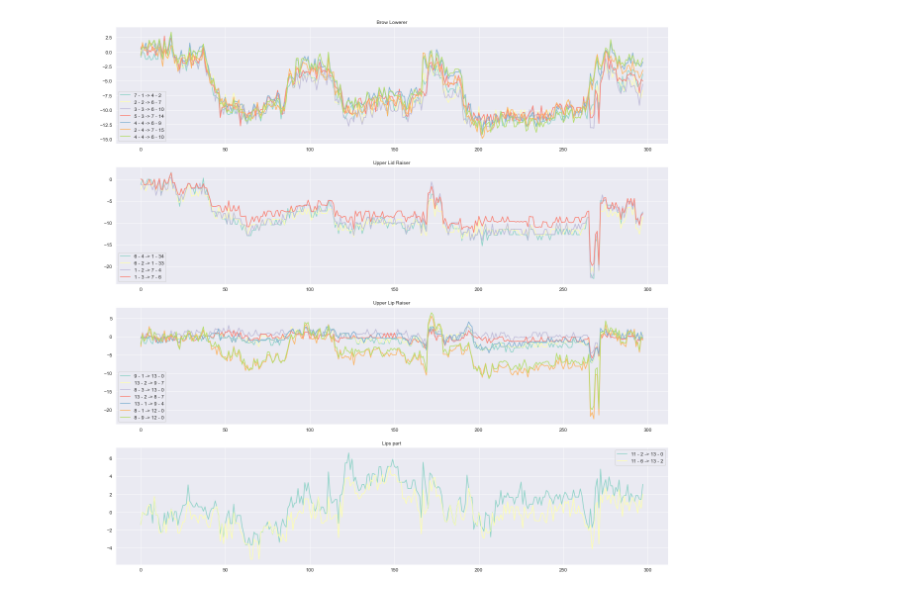
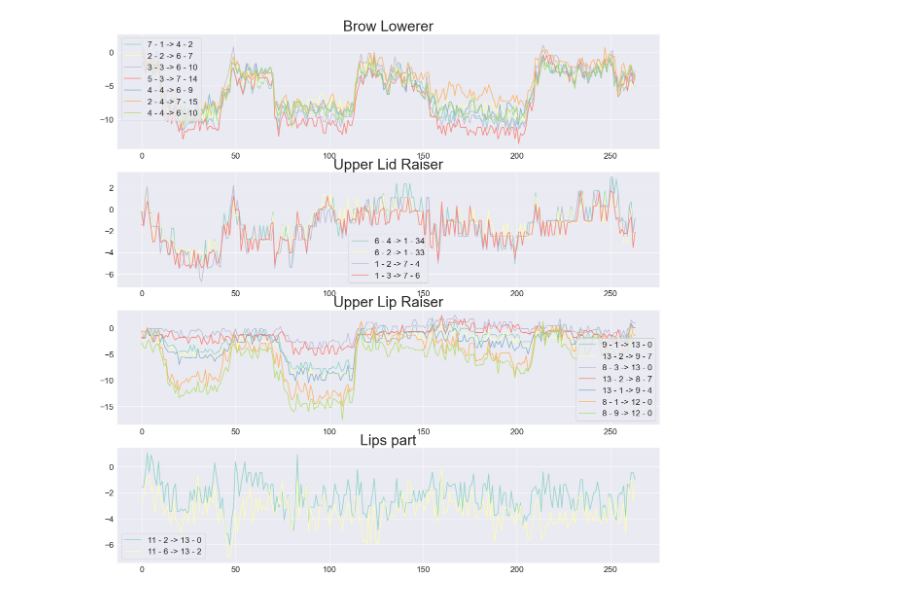
Before and after one commit to minimini-1/Facial-Expression-Recognition, a Jupyter notebook: feature_change/emo_dist_change.ipynb, the cells around one changed output. Saved outputs shown, nothing was run; the diff lists cells and outputs as text; code cells hidden in the pictures.

```diff
--- a/feature_change/emo_dist_change.ipynb
+++ b/feature_change/emo_dist_change.ipynb
@@ -6,16 +8,18 @@ import json
 # %%
 def show_flow(emo):
+    plt.rc('ytick', labelsize=17)  # y축 눈금 폰트 크기
+    plt.rc('xtick', labelsize=17)  # x축 눈금 폰트 크기
+    plt.rc('legend', fontsize=17)  # 범례 폰트 크기
     sns.set_style("darkgrid")
     fig, ax = plt.subplots(len(emotion[emo]), 1, figsize = (20,20))
     for idx in range(len(emotion[emo])):
         target_list = [i[0].replace('-',' - ') + " -> " + i[1].replace('-', ' - ') for i in emotion[emo][idx]['landmark_pair']]
         temp_plot = sns.lineplot(data = df[target_list], markers=False, dashes=False, ax=ax[idx])
-        temp_plot.set_title(emotion[emo][idx]['name'], size='10')
+        temp_plot.set_title(emotion[emo][idx]['name'], fontsize=30)
 # %%
-df = pd.read_csv('../data/image_analysis/아빠화내기3회.csv')
+df = pd.read_csv('../data/image_analysis/엄마화내기3회.csv')
 with open('../data/image_analysis/emotion_rule.json', 'r') as f:
     emotion = json.load(f)
+show_flow('Anger')
+# %% [output]
+[figure, added]
-# %%
-show_flow('Anger')
-# %% [output]
-[figure, removed]
```
Also changed, not shown: parts of 1 cell of this notebook.
